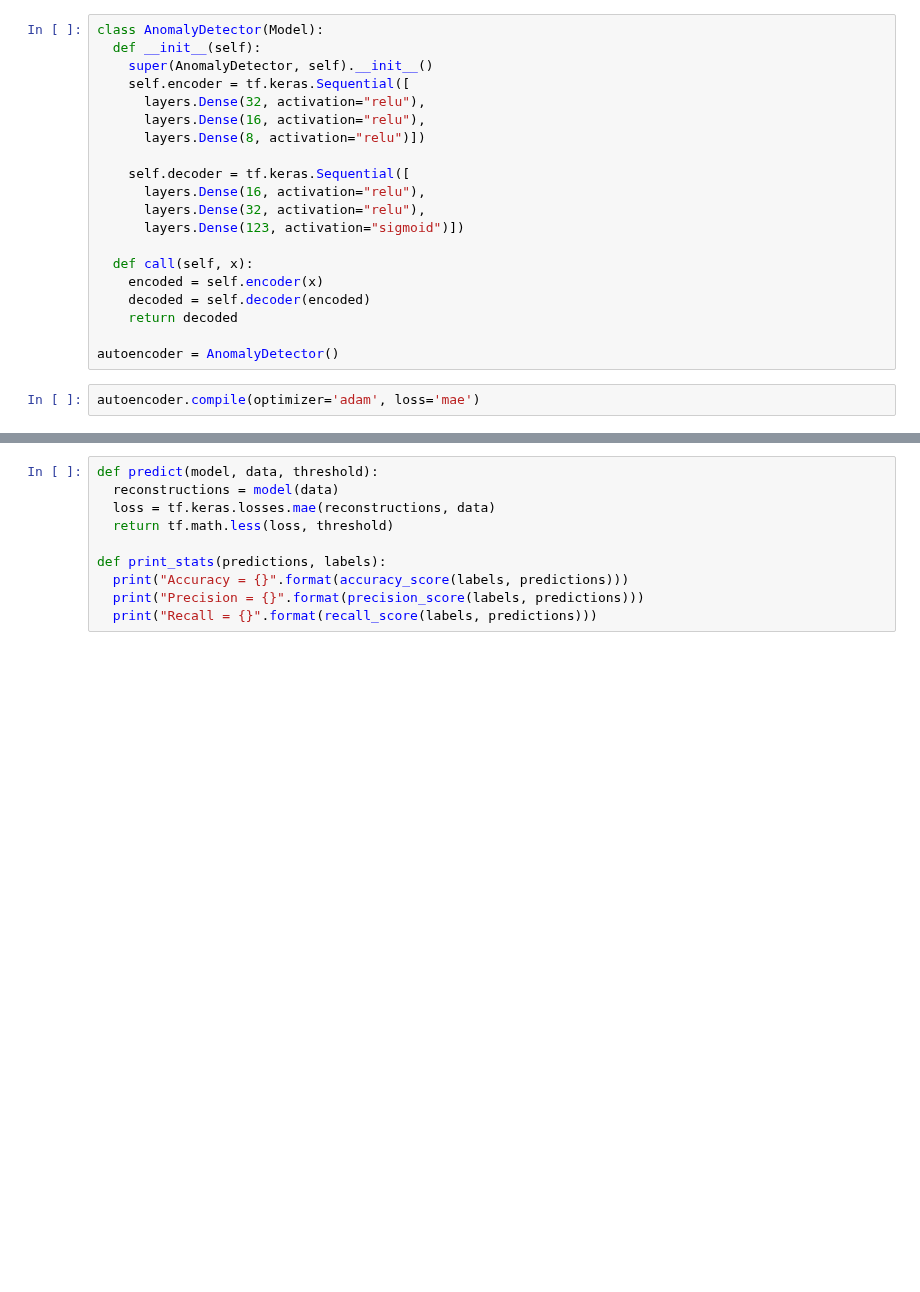
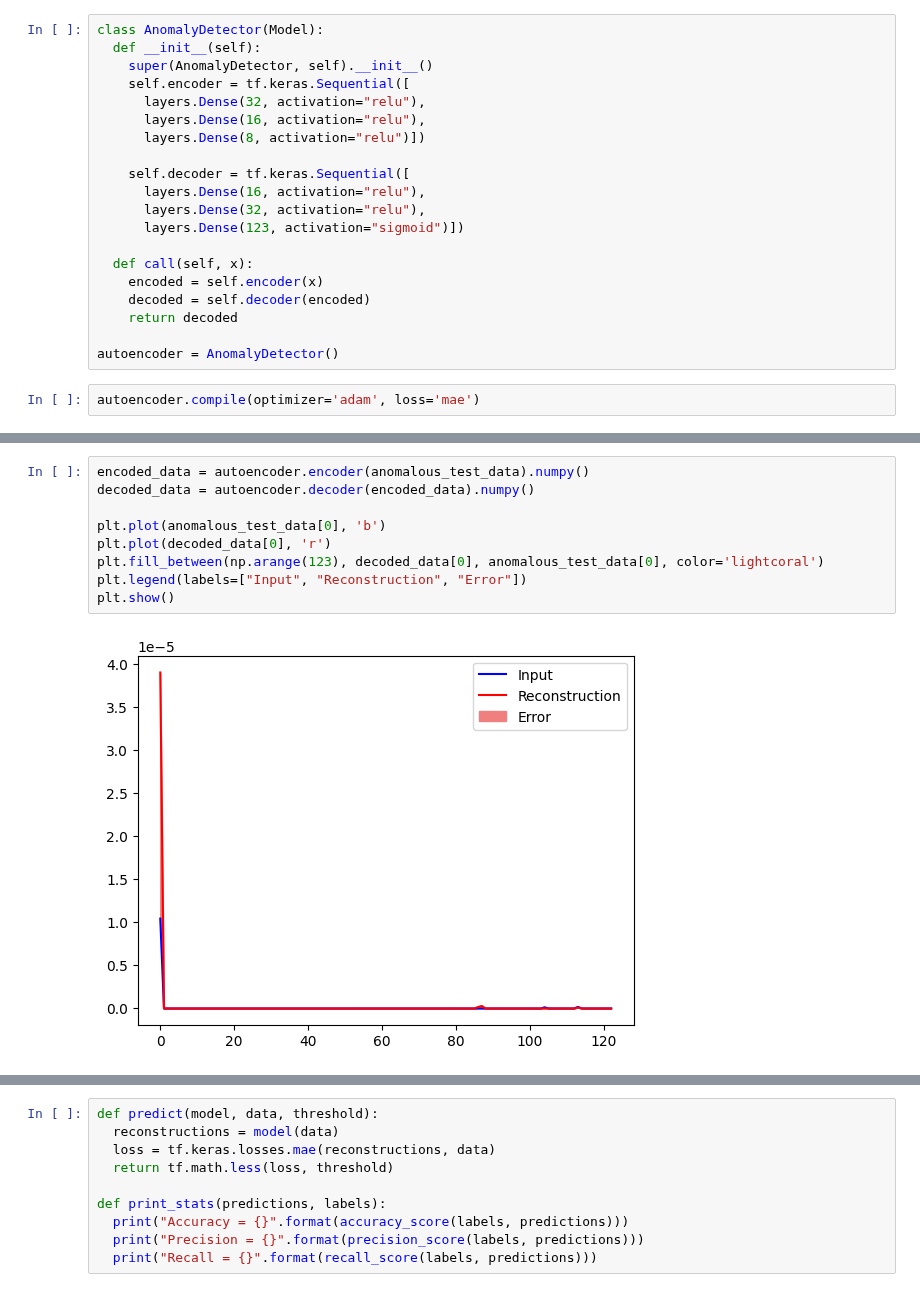
Before and after one commit to joshuapalicka/network-anomaly-detection, a Jupyter notebook: autoencoder_classifier.ipynb, the cells around one changed output, grey strips where cells are left out. Saved outputs shown, nothing was run; the diff lists cells and outputs as text; blank space fills up the shorter version.

```diff
--- a/autoencoder_classifier.ipynb
+++ b/autoencoder_classifier.ipynb
@@ -104,0 +127,11 @@ plt.show()
+# %%
+encoded_data = autoencoder.encoder(anomalous_test_data).numpy()
+decoded_data = autoencoder.decoder(encoded_data).numpy()
+
+plt.plot(anomalous_test_data[0], 'b')
+plt.plot(decoded_data[0], 'r')
+plt.fill_between(np.arange(123), decoded_data[0], anomalous_test_data[0], color='lightcoral')
+plt.legend(labels=["Input", "Reconstruction", "Error"])
+plt.show()
+# %% [output]
+[figure, added]
```
Also changed, not shown: parts of 12 cells of this notebook, 2 other files.
